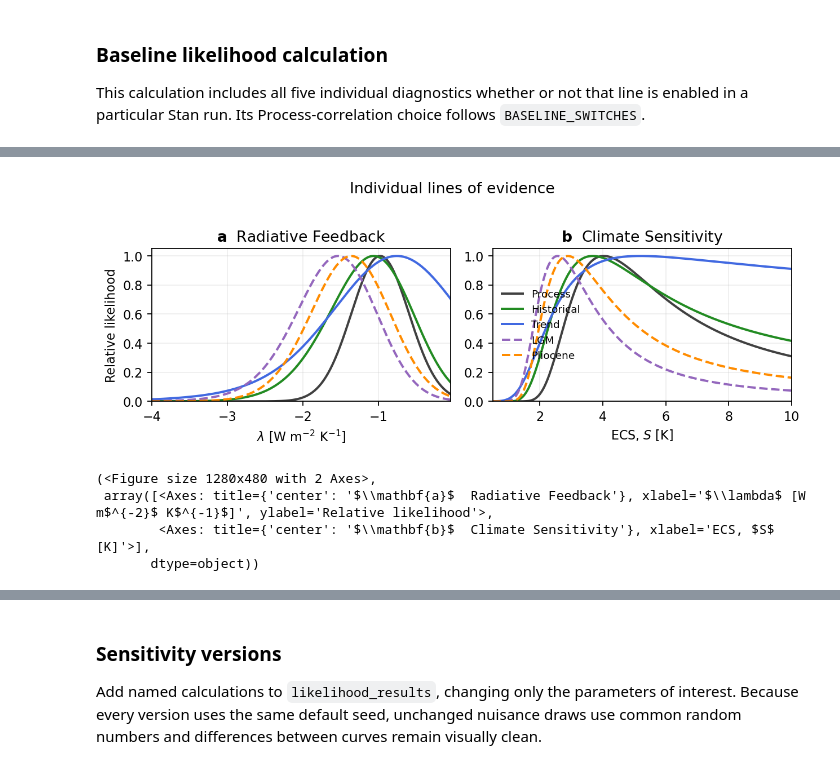
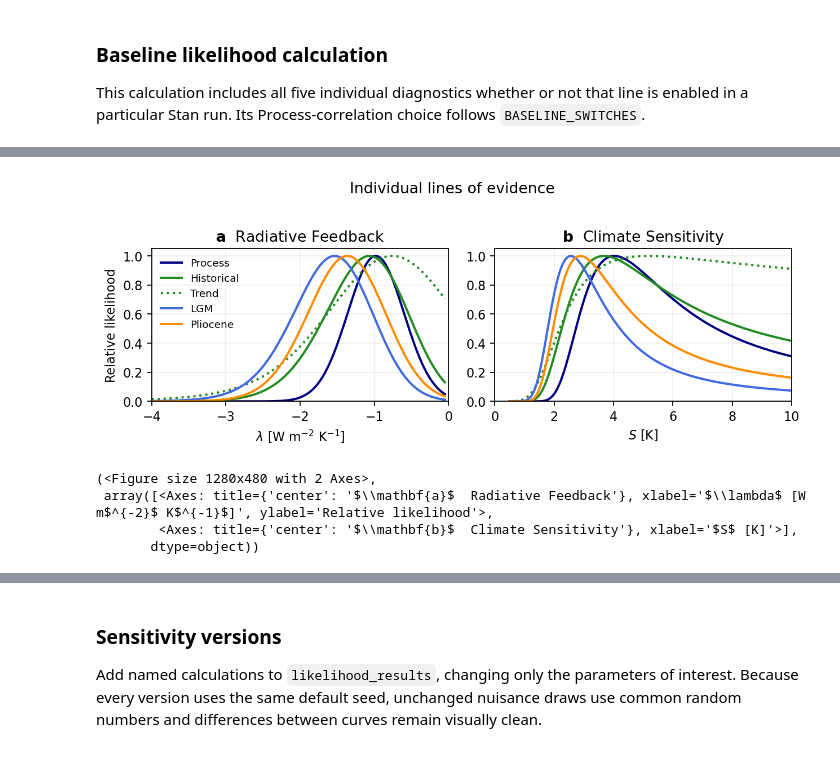
Before and after one commit to vtcooper/bayecs, a Jupyter notebook: community_ecs.ipynb, the cells around one changed output, grey strips where cells are left out. Cells and saved outputs as stored; diff of their text form; code cells hidden in the pictures.

```diff
--- a/community_ecs.ipynb
+++ b/community_ecs.ipynb
@@ -561,3 +579,18 @@ chain 3 |          | 00:00 Status
+# %%
+## test
+for sigma in [0.30, 0.38, 0.50]:
+    run_scenario(
+        f"process_sigma_{sigma:.2f}",
+        input_updates={"sig_lambda": sigma},
+        sampling_updates={"iter_sampling": 5_000},
+    )
+
+compare_scenarios([
+    "process_sigma_0.30",
+    "process_sigma_0.38",
+    "process_sigma_0.50",
+    # "process_sigma_0.60",
+])
 # %%
 # Compare every completed scenario.
 compare_scenarios()
@@ -571,10 +602,10 @@ compare_scenarios()
 # %%
 # Plot lambda and ECS posterior densities for every completed scenario.
-POSTERIOR_LAMBDA_GRID = np.linspace(-2.5, -0.2, 500)
-POSTERIOR_S_GRID = np.linspace(0.5, 8.0, 500)
+POSTERIOR_LAMBDA_GRID = np.linspace(-2.5, -0.05, 500)
+POSTERIOR_S_GRID = np.linspace(0.2, 10.0, 500)
 
 if results:
-    fig, axs = plt.subplots(1, 2, figsize=(8.0, 3.0), dpi=160)
+    fig, axs = plt.subplots(1, 2, figsize=(8.0, 3.0), dpi=160*2)
     for name, entry in results.items():
         axs[0].plot(
             POSTERIOR_LAMBDA_GRID,
@@ -603,6 +634,9 @@ if results:
         ax.grid(alpha=0.2)
         # ax.set_title(ax.get_title(), loc="left")
     axs[1].legend(frameon=False, fontsize="small")
+
+    axs[0].set_xlim(-2.5,0)
+    axs[1].set_xlim(0,10)
     plt.tight_layout()
     plt.show()
 # %% [output]
@@ -627,13 +661,14 @@ LIKELIHOOD_DEFAULTS = {
 
 INDIVIDUAL_EVIDENCE = ("Process", "Historical", "Trend", "LGM", "Pliocene")
 PALEO_EVIDENCE = ("LGM", "Pliocene", "Joint paleo")
+PROC_HIST_PALEO_EVIDENCE = ("Process", "Historical", "Joint paleo")
 
 LIKELIHOOD_STYLES = {
-    "Process": dict(color="0.25", ls="-"),
+    "Process": dict(color="navy", ls="-"),
     "Historical": dict(color="forestgreen", ls="-"),
-    "Trend": dict(color="royalblue", ls="-"),
-    "LGM": dict(color="tab:purple", ls="--"),
-    "Pliocene": dict(color="darkorange", ls="--"),
+    "Trend": dict(color="forestgreen", ls=":"),
+    "LGM": dict(color="royalblue", ls="-"),
+    "Pliocene": dict(color="darkorange", ls="-"),
     "Joint paleo": dict(color="firebrick", ls="-"),
 }
 
@@ -860,11 +912,11 @@ def calculate_likelihoods(
 def _format_likelihood_axes(axs, lambda_grid, S_grid, legend=True):
     axs[0].set(
         xlabel=r"$\lambda$ [W m$^{-2}$ K$^{-1}$]",
-        ylabel="Relative likelihood", xlim=lambda_grid[[0, -1]],
+        ylabel="Relative likelihood", xlim=(-4,0),
         title=r"$\mathbf{a}$  Radiative Feedback",
     )
     axs[1].set(
-        xlabel=r"ECS, $S$ [K]", xlim=S_grid[[0, -1]],
+        xlabel=r"$S$ [K]", xlim=(0,10),
         title=r"$\mathbf{b}$  Climate Sensitivity",
     )
     for ax in axs:
@@ -872,7 +924,7 @@ def _format_likelihood_axes(axs, lambda_grid, S_grid, legend=True):
         ax.grid(alpha=0.2)
         # ax.set_title(ax.get_title(), loc="left")
     if legend:
-        axs[1].legend(frameon=False, fontsize="small")
+        axs[0].legend(frameon=False, fontsize="small")
 
 
 def plot_likelihoods(result, evidence=INDIVIDUAL_EVIDENCE, *, title=None, save=None):
@@ -927,20 +998,21 @@ This calculation includes all five individual diagnostics whether or not that li
 # %%
 likelihood_results = {}
 likelihood_results["baseline"] = calculate_likelihoods(
     "baseline",
     process_correlation=bool(BASELINE_SWITCHES["use_lambda_F2x_correlation"]),
+    score_T=bool(BASELINE_SWITCHES["use_score_T"]),
 )
 
 plot_likelihoods(
     likelihood_results["baseline"],
     evidence=INDIVIDUAL_EVIDENCE,
     title="Individual lines of evidence",
 )
 # %% [output]
-[figure, old version]
+[figure, new version]
 (<Figure size 1280x480 with 2 Axes>,
  array([<Axes: title={'center': '$\\mathbf{a}$  Radiative Feedback'}, xlabel='$\\lambda$ [W m$^{-2}$ K$^{-1}$]', ylabel='Relative likelihood'>,
-        <Axes: title={'center': '$\\mathbf{b}$  Climate Sensitivity'}, xlabel='ECS, $S$ [K]'>],
+        <Axes: title={'center': '$\\mathbf{b}$  Climate Sensitivity'}, xlabel='$S$ [K]'>],
        dtype=object))
 # %%
 # Joint paleo uses shared forcing/state-dependence draws and the assessed
```
Also changed, not shown: parts of 19 cells of this notebook, 3 other files.
